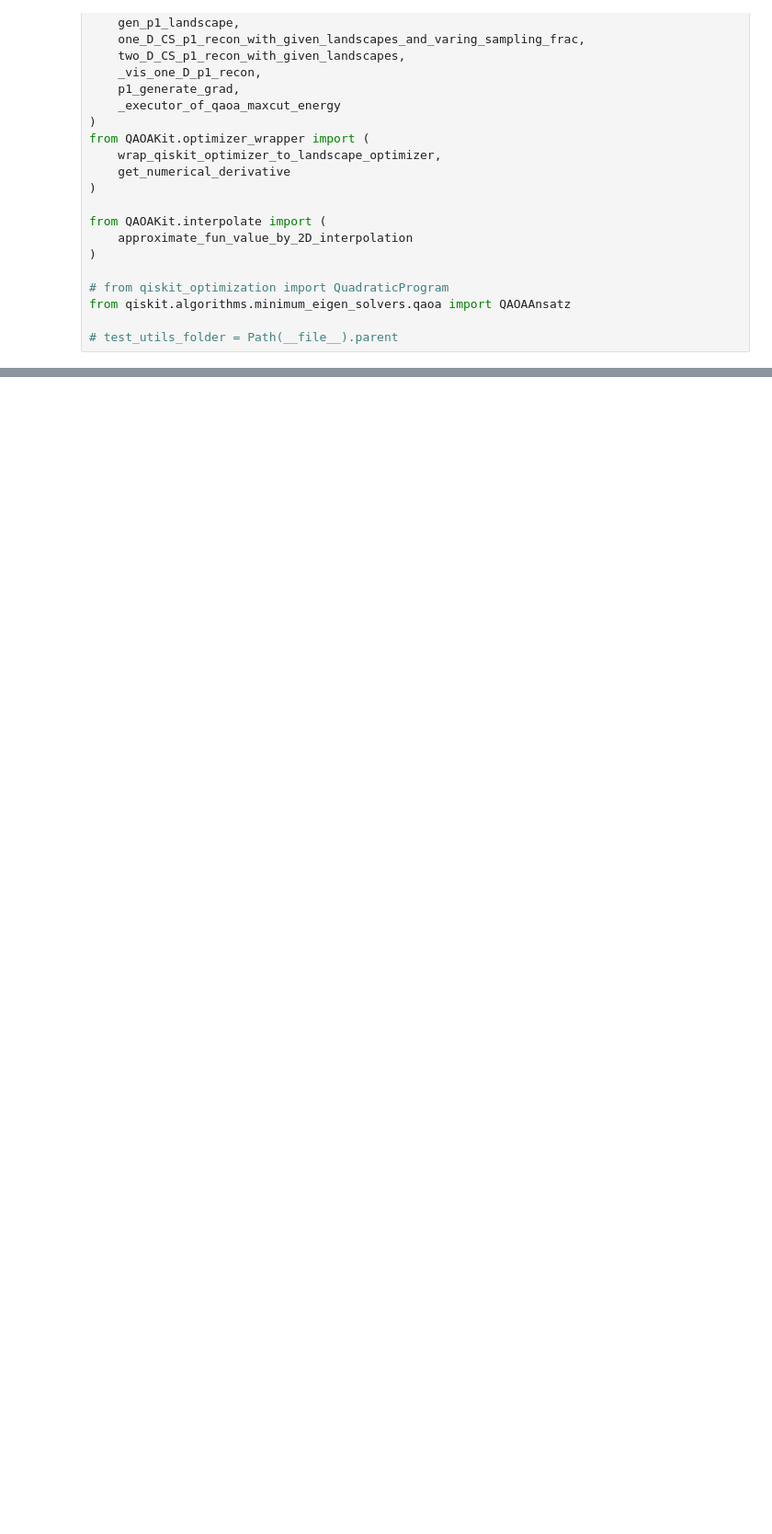
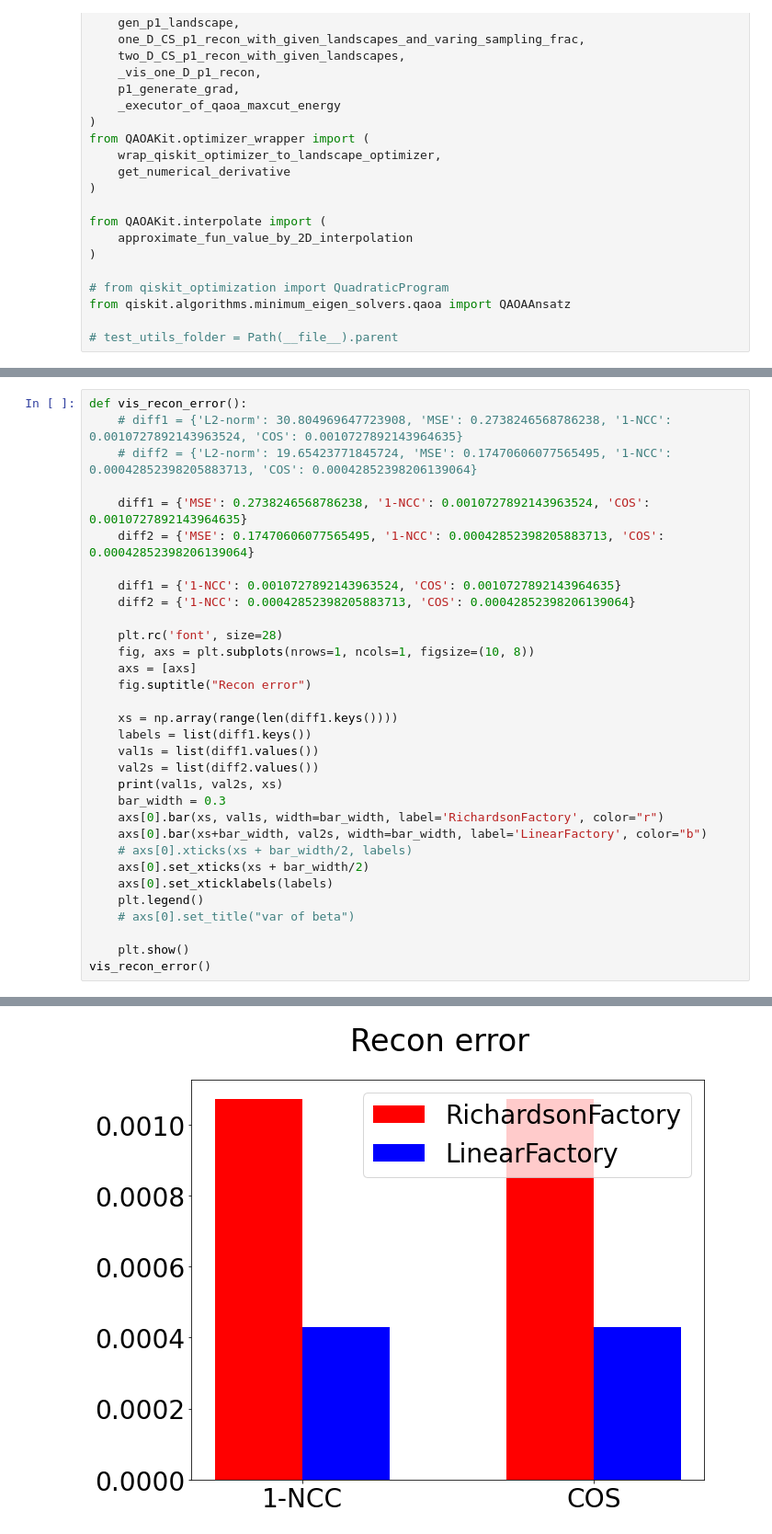
Before and after one commit to kunliu7/oscar, a Jupyter notebook: vis_figures_in_paper.ipynb, the cells around one changed output, grey strips where cells are left out. Shown: that part at 92% size. Cells and saved outputs as stored; diff of their text form; blank space fills up the shorter version.

```diff
--- a/vis_figures_in_paper.ipynb
+++ b/vis_figures_in_paper.ipynb
@@ -285,0 +318,33 @@ vis_case2()
+# %%
+def vis_recon_error():
+    # diff1 = {'L2-norm': 30.804969647723908, 'MSE': 0.2738246568786238, '1-NCC': 0.0010727892143963524, 'COS': 0.0010727892143964635}
+    # diff2 = {'L2-norm': 19.65423771845724, 'MSE': 0.17470606077565495, '1-NCC': 0.00042852398205883713, 'COS': 0.00042852398206139064}
+
+    diff1 = {'MSE': 0.2738246568786238, '1-NCC': 0.0010727892143963524, 'COS': 0.0010727892143964635}
+    diff2 = {'MSE': 0.17470606077565495, '1-NCC': 0.00042852398205883713, 'COS': 0.00042852398206139064}
+
+    diff1 = {'1-NCC': 0.0010727892143963524, 'COS': 0.0010727892143964635}
+    diff2 = {'1-NCC': 0.00042852398205883713, 'COS': 0.00042852398206139064}
+
+    plt.rc('font', size=28)
+    fig, axs = plt.subplots(nrows=1, ncols=1, figsize=(10, 8))
+    axs = [axs]
+    fig.suptitle("Recon error")
+
+    xs = np.array(range(len(diff1.keys())))
+    labels = list(diff1.keys())
+    val1s = list(diff1.values())
+    val2s = list(diff2.values())
+    print(val1s, val2s, xs)
+    bar_width = 0.3
+    axs[0].bar(xs, val1s, width=bar_width, label='RichardsonFactory', color="r")
+    axs[0].bar(xs+bar_width, val2s, width=bar_width, label='LinearFactory', color="b")
+    # axs[0].xticks(xs + bar_width/2, labels)
+    axs[0].set_xticks(xs + bar_width/2)
+    axs[0].set_xticklabels(labels)
+    plt.legend()
+    # axs[0].set_title("var of beta")
+
+    plt.show()
+vis_recon_error()
+# %% [output]
@@ -285,0 +352 @@ vis_case2()
+[figure, added]
```
Also changed, not shown: parts of 7 cells of this notebook.
